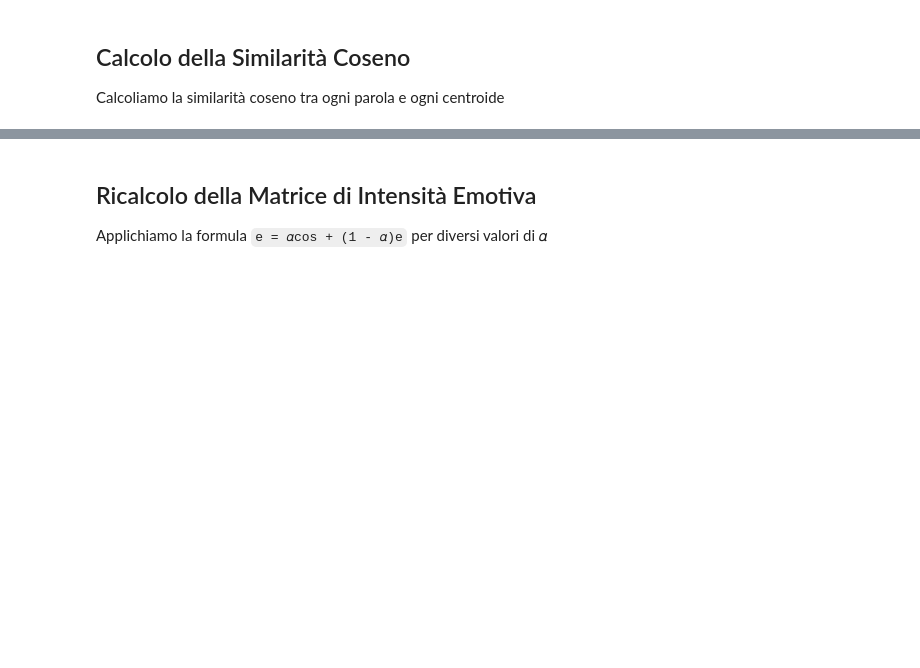
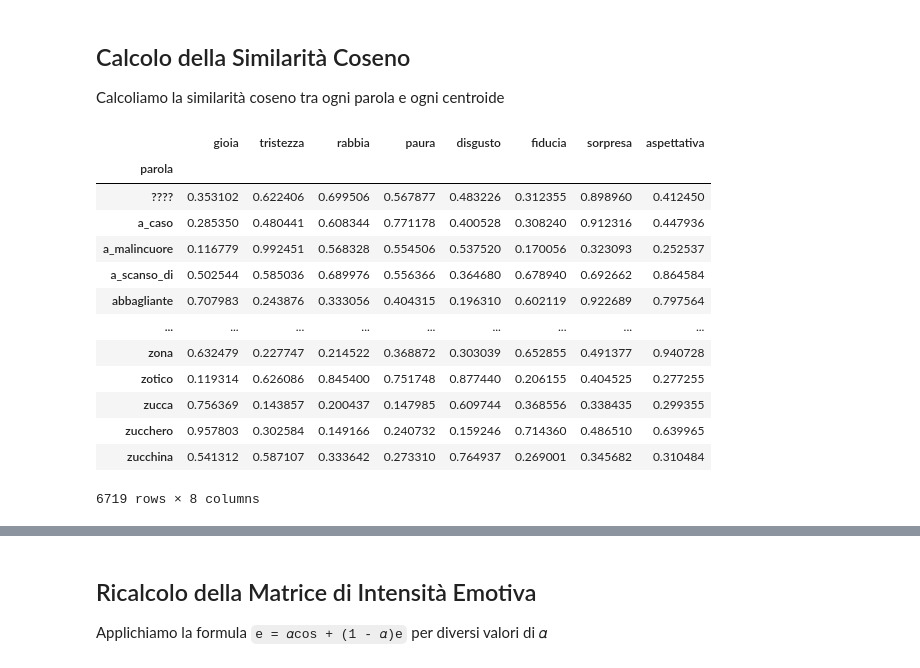
Before and after one commit to V3R0N1C4/ELIta_tesi, a Jupyter notebook: Fase2/Valutazione e Ricalcolo.ipynb, the cells around one changed output, grey strips where cells are left out. Drawn from its saved outputs; the diff is of its cells as text; code cells hidden in the pictures; blank space fills up the shorter version.

```diff
--- a/Fase2/Valutazione e Ricalcolo.ipynb
+++ b/Fase2/Valutazione e Ricalcolo.ipynb
@@ -73,5 +117,22 @@ df_centroids = pd.DataFrame(centroids, index=BASIC_EMOTIONS).T
 ## Calcolo della Similarità Coseno
 Calcoliamo la similarità coseno tra ogni parola e ogni centroide
 # %%
-cos_sim_matrix = cosine_similarity(df_emotions.values, df_centroids.values)
-df_cos_sim = pd.DataFrame(cos_sim_matrix, index=df_emotions.index, columns=BASIC_EMOTIONS)
+cos_sim_matrix = cosine_similarity(df_emotions.values, df_centroids.values) # Matrice di similarità coseno
+df_cos_sim = pd.DataFrame(cos_sim_matrix, index=df_emotions.index, columns=BASIC_EMOTIONS) # DataFrame della similarità coseno
+
+df_cos_sim
+# %% [output]
+|  | gioia | tristezza | rabbia | paura | disgusto | fiducia | sorpresa | aspettativa |
+| parola |  |  |  |  |  |  |  |  |
+| ???? | 0.353102 | 0.622406 | 0.699506 | 0.567877 | 0.483226 | 0.312355 | 0.898960 | 0.412450 |
+| a_caso | 0.285350 | 0.480441 | 0.608344 | 0.771178 | 0.400528 | 0.308240 | 0.912316 | 0.447936 |
+| a_malincuore | 0.116779 | 0.992451 | 0.568328 | 0.554506 | 0.537520 | 0.170056 | 0.323093 | 0.252537 |
+| a_scanso_di | 0.502544 | 0.585036 | 0.689976 | 0.556366 | 0.364680 | 0.678940 | 0.692662 | 0.864584 |
+| abbagliante | 0.707983 | 0.243876 | 0.333056 | 0.404315 | 0.196310 | 0.602119 | 0.922689 | 0.797564 |
+| ... | ... | ... | ... | ... | ... | ... | ... | ... |
+| zona | 0.632479 | 0.227747 | 0.214522 | 0.368872 | 0.303039 | 0.652855 | 0.491377 | 0.940728 |
+| zotico | 0.119314 | 0.626086 | 0.845400 | 0.751748 | 0.877440 | 0.206155 | 0.404525 | 0.277255 |
+| zucca | 0.756369 | 0.143857 | 0.200437 | 0.147985 | 0.609744 | 0.368556 | 0.338435 | 0.299355 |
+| zucchero | 0.957803 | 0.302584 | 0.149166 | 0.240732 | 0.159246 | 0.714360 | 0.486510 | 0.639965 |
+| zucchina | 0.541312 | 0.587107 | 0.333642 | 0.273310 | 0.764937 | 0.269001 | 0.345682 | 0.310484 |
+6719 rows × 8 columns
```
Also changed, not shown: parts of 6 cells of this notebook, 1 other file.
